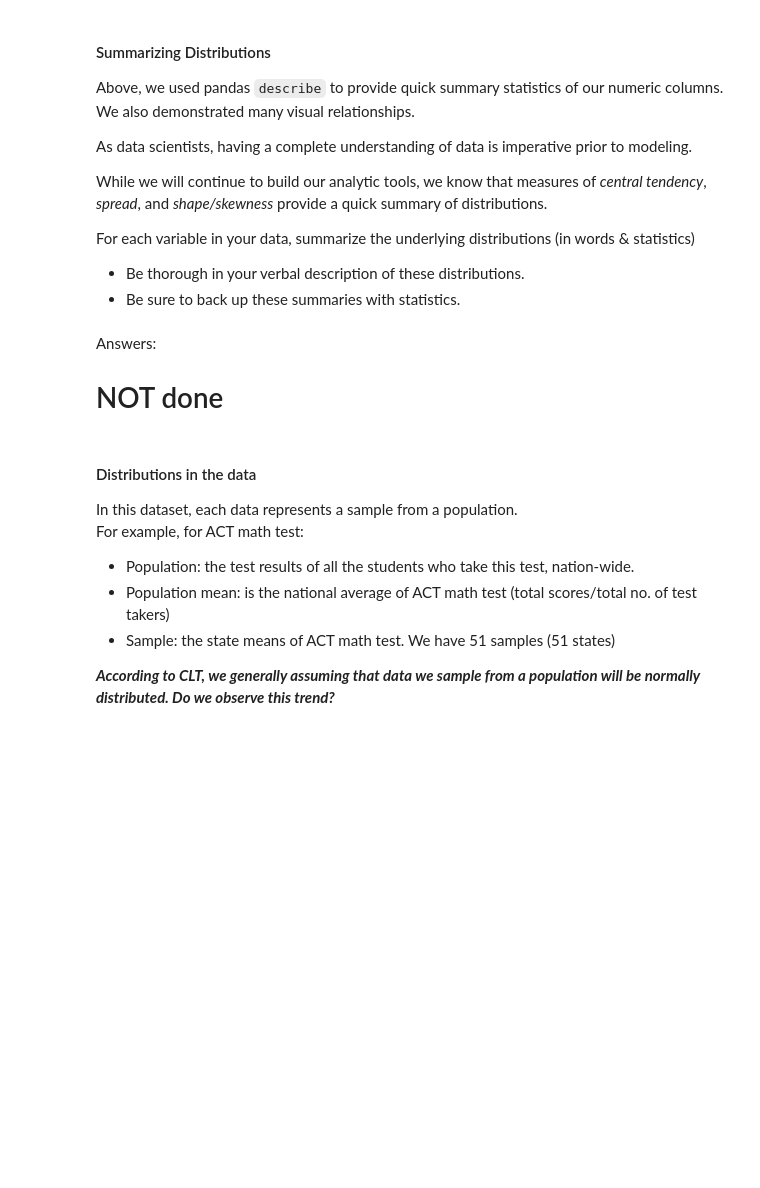
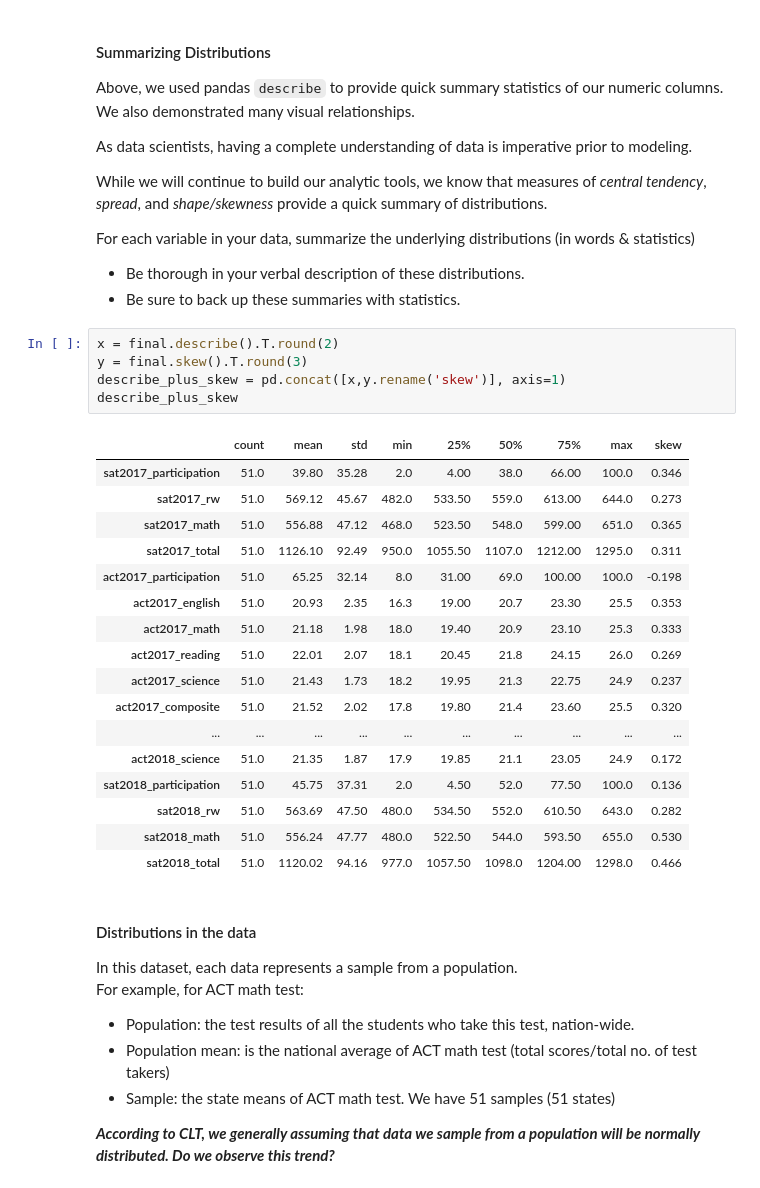
Before and after one commit to Prakzter/DS-Projects, a Jupyter notebook: project_1/code/Project1_PRAK.ipynb, the cells around one changed output. Cells and saved outputs as stored; diff of their text form; blank space fills up the shorter version.

```diff
--- a/project_1/code/Project1_PRAK.ipynb
+++ b/project_1/code/Project1_PRAK.ipynb
@@ -1018,10 +1091,29 @@ While we will continue to build our analytic tools, we know that measures of *ce
 For each variable in your data, summarize the underlying distributions (in words & statistics)
  - Be thorough in your verbal description of these distributions.
  - Be sure to back up these summaries with statistics.
-# %% [markdown]
-Answers:
-
-# NOT done
+# %%
+x = final.describe().T.round(2)
+y = final.skew().T.round(3)
+describe_plus_skew = pd.concat([x,y.rename('skew')], axis=1)
+describe_plus_skew
+# %% [output]
+|  | count | mean | std | min | 25% | 50% | 75% | max | skew |
+| sat2017_participation | 51.0 | 39.80 | 35.28 | 2.0 | 4.00 | 38.0 | 66.00 | 100.0 | 0.346 |
+| sat2017_rw | 51.0 | 569.12 | 45.67 | 482.0 | 533.50 | 559.0 | 613.00 | 644.0 | 0.273 |
+| sat2017_math | 51.0 | 556.88 | 47.12 | 468.0 | 523.50 | 548.0 | 599.00 | 651.0 | 0.365 |
+| sat2017_total | 51.0 | 1126.10 | 92.49 | 950.0 | 1055.50 | 1107.0 | 1212.00 | 1295.0 | 0.311 |
+| act2017_participation | 51.0 | 65.25 | 32.14 | 8.0 | 31.00 | 69.0 | 100.00 | 100.0 | -0.198 |
+| act2017_english | 51.0 | 20.93 | 2.35 | 16.3 | 19.00 | 20.7 | 23.30 | 25.5 | 0.353 |
+| act2017_math | 51.0 | 21.18 | 1.98 | 18.0 | 19.40 | 20.9 | 23.10 | 25.3 | 0.333 |
+| act2017_reading | 51.0 | 22.01 | 2.07 | 18.1 | 20.45 | 21.8 | 24.15 | 26.0 | 0.269 |
+| act2017_science | 51.0 | 21.43 | 1.73 | 18.2 | 19.95 | 21.3 | 22.75 | 24.9 | 0.237 |
+| act2017_composite | 51.0 | 21.52 | 2.02 | 17.8 | 19.80 | 21.4 | 23.60 | 25.5 | 0.320 |
+| ... | ... | ... | ... | ... | ... | ... | ... | ... | ... |
+| act2018_science | 51.0 | 21.35 | 1.87 | 17.9 | 19.85 | 21.1 | 23.05 | 24.9 | 0.172 |
+| sat2018_participation | 51.0 | 45.75 | 37.31 | 2.0 | 4.50 | 52.0 | 77.50 | 100.0 | 0.136 |
+| sat2018_rw | 51.0 | 563.69 | 47.50 | 480.0 | 534.50 | 552.0 | 610.50 | 643.0 | 0.282 |
+| sat2018_math | 51.0 | 556.24 | 47.77 | 480.0 | 522.50 | 544.0 | 593.50 | 655.0 | 0.530 |
+| sat2018_total | 51.0 | 1120.02 | 94.16 | 977.0 | 1057.50 | 1098.0 | 1204.00 | 1298.0 | 0.466 |
 # %% [markdown]
 
 #### Distributions in the data
```
Also changed, not shown: parts of 59 cells of this notebook, 1 other file.
